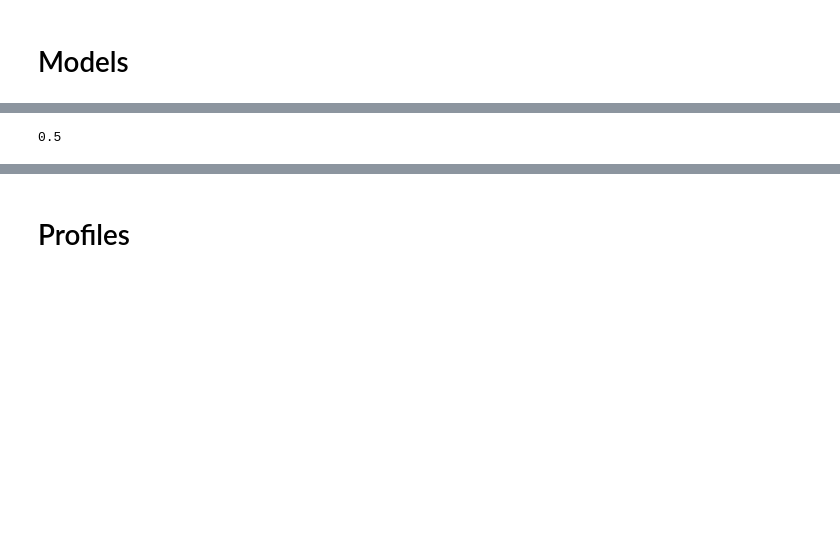
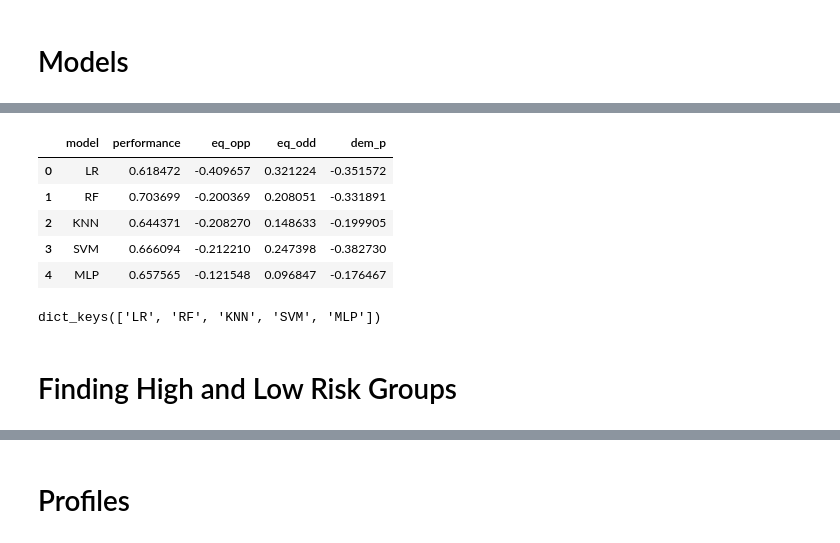
Before and after one commit to jovasque156/foresee, a Jupyter notebook: experiments/adult/experiments.ipynb, the cells around one changed output, grey strips where cells are left out. Cells and saved outputs as stored; diff of their text form; code cells hidden in the pictures; blank space fills up the shorter version.

```diff
--- a/experiments/adult/experiments.ipynb
+++ b/experiments/adult/experiments.ipynb
@@ -226,4 +234,37 @@ models_results
+# %%
+models_results = pd.DataFrame(columns=['model','performance','eq_opp','eq_odd','dem_p'])
+
+for m in models:
+    clf = models[m].best_estimator_[m]
+    y_pred = clf.predict(X_test_models)
+
+    perfo = fm.f1score(y_tt, y_pred)
+    eq_opp = fm.equal_opp_dif(y_tt, y_pred, A_tt, ' Male')
+    eq_odd = fm.equalized_odd_dif(y_tt, y_pred, A_tt, ' Male')
+    dem_p = fm.demographic_parity_dif(y_pred, A_tt,' Male')
+
+    new_r = {'model': m,
+             'performance': perfo,
+             'eq_opp': eq_opp,
+             'eq_odd': eq_odd,
+             'dem_p': dem_p}
+
+    models_results = models_results.append(new_r, ignore_index=True)
+models_results
+# %% [output]
+|  | model | performance | eq_opp | eq_odd | dem_p |
+| 0 | LR | 0.618472 | -0.409657 | 0.321224 | -0.351572 |
+| 1 | RF | 0.703699 | -0.200369 | 0.208051 | -0.331891 |
+| 2 | KNN | 0.644371 | -0.208270 | 0.148633 | -0.199905 |
+| 3 | SVM | 0.666094 | -0.212210 | 0.247398 | -0.382730 |
+| 4 | MLP | 0.657565 | -0.121548 | 0.096847 | -0.176467 |
 # %%
 with open('checkpoints/models.pickle', 'wb') as f:
     pickle.dump(models, f, protocol = pickle.HIGHEST_PROTOCOL)
+# %%
+models.keys()
+# %% [output]
+dict_keys(['LR', 'RF', 'KNN', 'SVM', 'MLP'])
+# %% [markdown]
+# Finding High and Low Risk Groups
 # %%
@@ -244,10 +285,6 @@ A_test_high = A_tt[risks_test['th_beta']>=threshold]
 X_test_low = X_test_models[risks_test['th_beta']<threshold]
 y_test_low = y_tt[risks_test['th_beta']<threshold]
 A_test_low = A_tt[risks_test['th_beta']<threshold]
-# %%
-threshold
-# %% [output]
-0.5
 # %%
 models_results_both = pd.DataFrame(columns=['model','scenario','performance','eq_opp','eq_odd','dem_p'])
 scenario = ['high','low']
```
Also changed, not shown: parts of 38 cells of this notebook, 39 other files.
